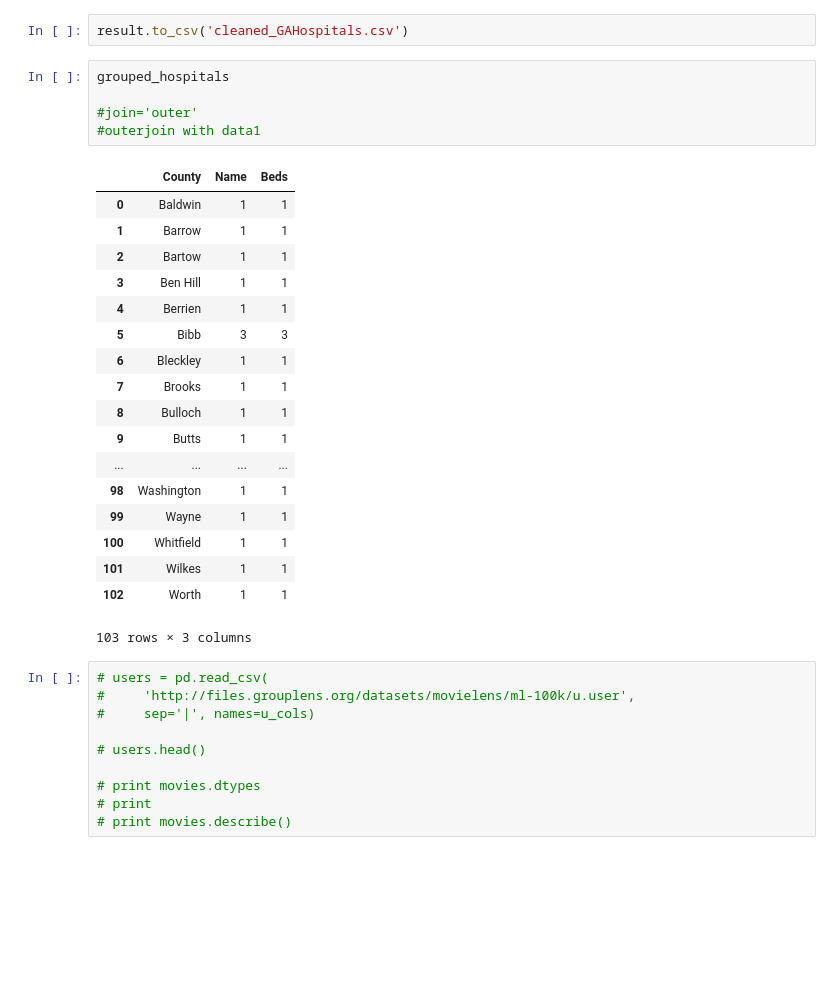
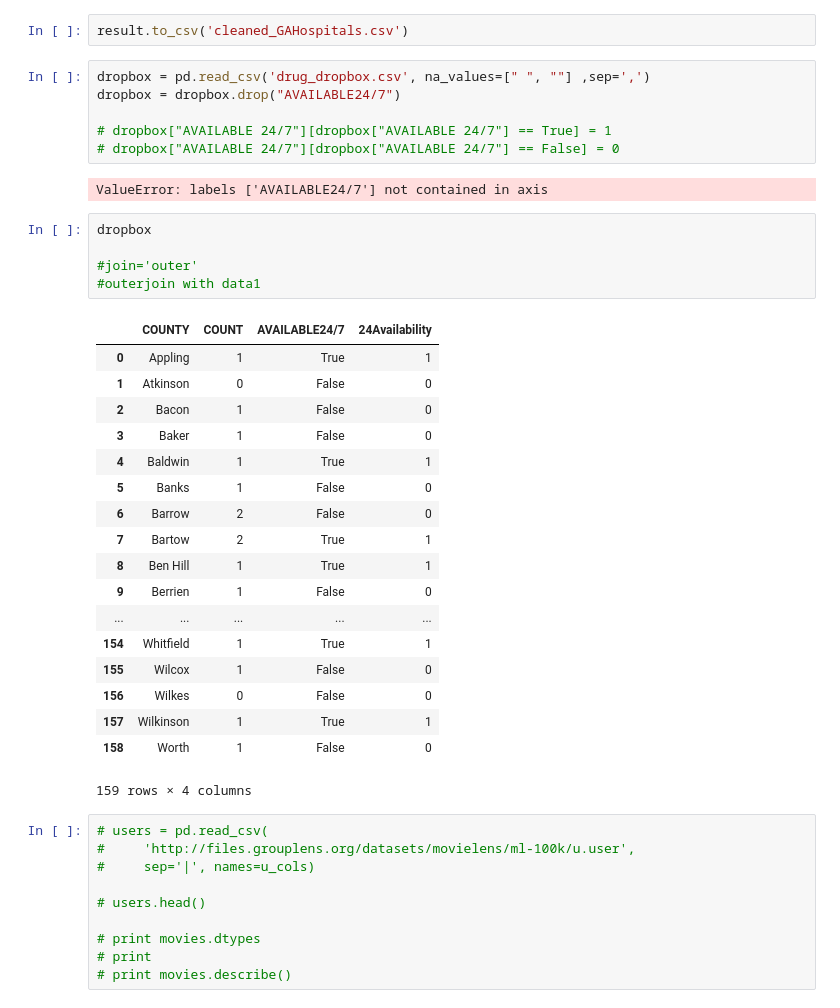
Before and after one commit to seungkwanbaek/GeorgiaOpioid, a Jupyter notebook: GAOpioid Data Collection.ipynb, the cells around one changed output. Cells and saved outputs as stored; diff of their text form; blank space fills up the shorter version.

Commit message:
Changed the dropbox columns arghhhh

```diff
--- a/GAOpioid Data Collection.ipynb
+++ b/GAOpioid Data Collection.ipynb
@@ -141,30 +141,38 @@ len(result.County.unique())
 159
 # %%
 result.to_csv('cleaned_GAHospitals.csv')
+# %%
+dropbox = pd.read_csv('drug_dropbox.csv', na_values=[" ", ""] ,sep=',')
+dropbox = dropbox.drop("AVAILABLE24/7")
+
+# dropbox["AVAILABLE 24/7"][dropbox["AVAILABLE 24/7"] == True] = 1
+# dropbox["AVAILABLE 24/7"][dropbox["AVAILABLE 24/7"] == False] = 0
+# %% [output]
+ValueError: labels ['AVAILABLE24/7'] not contained in axis
 # %%
-grouped_hospitals
+dropbox
 
 #join='outer'
 #outerjoin with data1
 # %% [output]
-|  | County | Name | Beds |
-| 0 | Baldwin | 1 | 1 |
-| 1 | Barrow | 1 | 1 |
-| 2 | Bartow | 1 | 1 |
-| 3 | Ben Hill | 1 | 1 |
-| 4 | Berrien | 1 | 1 |
-| 5 | Bibb | 3 | 3 |
-| 6 | Bleckley | 1 | 1 |
-| 7 | Brooks | 1 | 1 |
-| 8 | Bulloch | 1 | 1 |
-| 9 | Butts | 1 | 1 |
-| ... | ... | ... | ... |
-| 98 | Washington | 1 | 1 |
-| 99 | Wayne | 1 | 1 |
-| 100 | Whitfield | 1 | 1 |
-| 101 | Wilkes | 1 | 1 |
-| 102 | Worth | 1 | 1 |
+|  | COUNTY | COUNT | AVAILABLE24/7 | 24Availability |
+| 0 | Appling | 1 | True | 1 |
+| 1 | Atkinson | 0 | False | 0 |
+| 2 | Bacon | 1 | False | 0 |
+| 3 | Baker | 1 | False | 0 |
+| 4 | Baldwin | 1 | True | 1 |
+| 5 | Banks | 1 | False | 0 |
+| 6 | Barrow | 2 | False | 0 |
+| 7 | Bartow | 2 | True | 1 |
+| 8 | Ben Hill | 1 | True | 1 |
+| 9 | Berrien | 1 | False | 0 |
+| ... | ... | ... | ... | ... |
+| 154 | Whitfield | 1 | True | 1 |
+| 155 | Wilcox | 1 | False | 0 |
+| 156 | Wilkes | 0 | False | 0 |
+| 157 | Wilkinson | 1 | True | 1 |
+| 158 | Worth | 1 | False | 0 |
-103 rows × 3 columns
+159 rows × 4 columns
 # %%
 # users = pd.read_csv(
 #     'http://files.grouplens.org/datasets/movielens/ml-100k/u.user',
```
Also changed, not shown: 1 other file.
